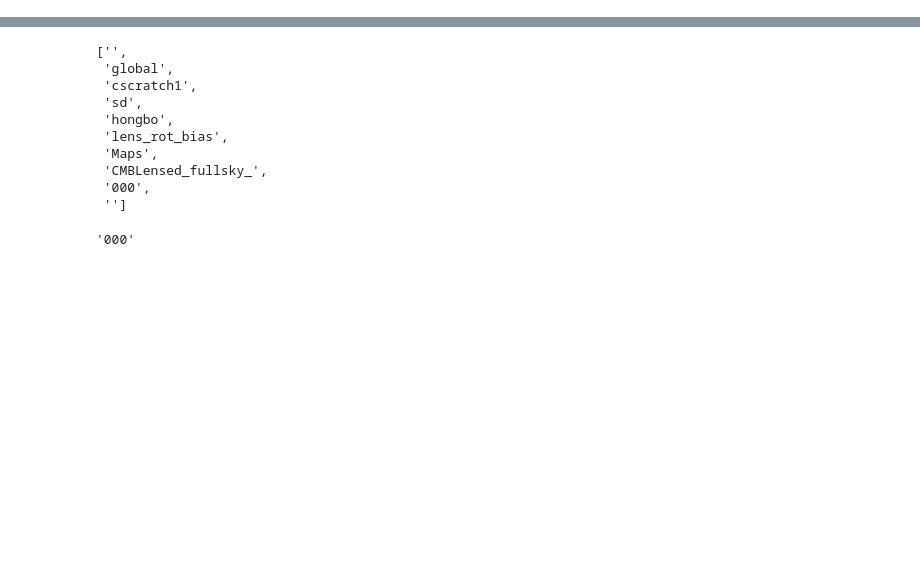
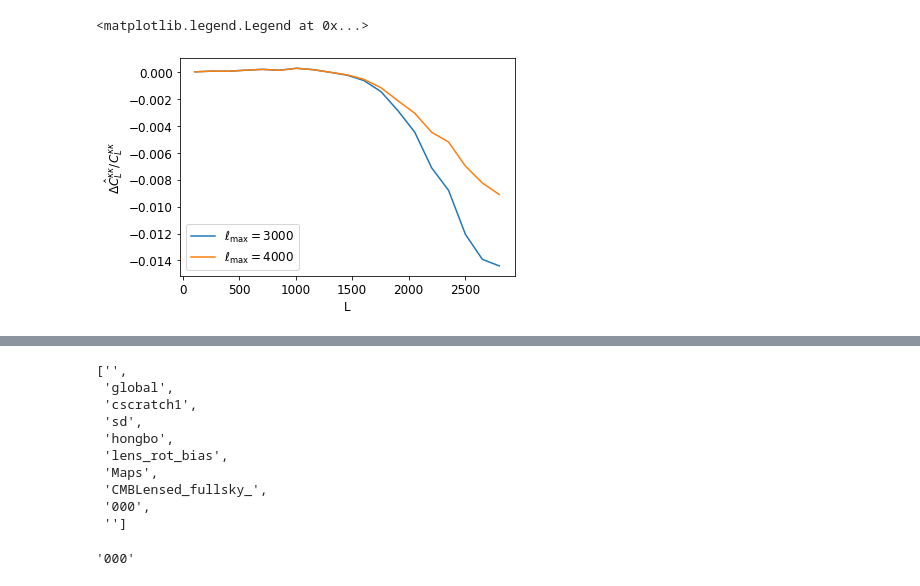
Before and after one commit to HongboCai/lens_rot_bias, a Jupyter notebook: notebooks/check_new.ipynb, the cells around one changed output, grey strips where cells are left out. Saved outputs shown, nothing was run; the diff lists cells and outputs as text; code cells hidden in the pictures; blank space fills up the shorter version.

```diff
--- a/notebooks/check_new.ipynb
+++ b/notebooks/check_new.ipynb
@@ -5,10 +5,19 @@ import matplotlib.pyplot as plt
 from math import pi
 import pandas as pd
 import matplotlib as mpl
+# %%
+class bin1D(object):
+    def __init__(self, ls, bin_edges):
+        self.centers = (bin_edges[1:]+bin_edges[:-1])/2.
+        self.digitized = np.digitize(ls, bin_edges,right=True)
+        self.bin_edges = bin_edges
+    def bin(self,data1d,weights=None):
+        if weights is None:
+            res = np.bincount(self.digitized,(data1d).reshape(-1))[1:-1]/np.bincount(self.digitized)[1:-1]
+        else:
+            res = np.bincount(self.digitized,(data1d*weights).reshape(-1))[1:-1]/np.bincount(self.digitized,weights.reshape(-1))[1:-1]
+        return self.centers,res
 # %%
 Lmax = 3000
 Ls = np.arange(0, Lmax+1)
-clpp = np.loadtxt('../inputPs/cosmo2017_10K_acc3_lenspotentialCls.dat', usecols=5, unpack=True)
-clpp = np.concatenate(([0,0],clpp))
-clkk = 2*pi/4*clpp[Ls]
 mpl.rcParams['font.size']=12
@@ -40,0 +53,31 @@ plt.legend()
+# %%
+ellmaxs = [3000, 4000]
+for ellmax in ellmaxs:
+    ells = np.arange(0, ellmax+1)
+    clpp = np.loadtxt('../inputPs/cosmo2017_10K_acc3_lenspotentialCls.dat', usecols=5, unpack=True)
+    clpp = np.concatenate(([0,0],clpp))
+    clkk = 2*pi/4*clpp[ells]
+
+    reckap_cls = np.array([pd.read_csv(cl) for cl in [f'../output/recon_ps/reckap_cl_CMBLensed_fullsky_alm_{i:03d}_30_{ellmax}.csv' for i in range(0,10)]])
+    reckap_cl = np.mean(reckap_cls, axis=0)
+
+    reckap_rot_cls = np.array([pd.read_csv(cl) for cl in [f'../output/recon_ps/reckap_cl_CMBLensedRot_fullsky_alm_{i:03d}_30_{ellmax}.csv' for i in range(0,10)]])
+    reckap_rot_cl = np.mean(reckap_rot_cls, axis=0)
+
+    bias = ((reckap_rot_cls[:,:Lmax+1,0] - reckap_cls[:,:Lmax+1,0]) - (reckap_rot_cls[:,:Lmax+1,2] - reckap_cls[:,:Lmax+1,2]))/clkk[:Lmax+1]
+    bias_mean = np.mean(bias, axis=0)
+    bias_err = np.std(bias, axis=0)
+
+    bin_edge = np.arange(30, Lmax, 150)
+    binner = bin1D(Ls, bin_edge)
+
+    L_bin, bias_mean_bin = binner.bin(bias_mean)
+    L_bin, bias_err_bin = binner.bin(bias_err)
+    plt.plot(L_bin, bias_mean_bin, label=r'$\ell_{\mathrm{max}}=%s$'%ellmax)
+
+plt.xlabel('L')
+plt.ylabel('$\Delta \hat{C}^{\kappa \kappa}_{L}/C^{\kappa \kappa}_{L}$')
+plt.legend()
+# %% [output]
+<matplotlib.legend.Legend at 0x...>
+[figure, added]
```
Also changed, not shown: parts of 9 cells of this notebook, 25 other files.
